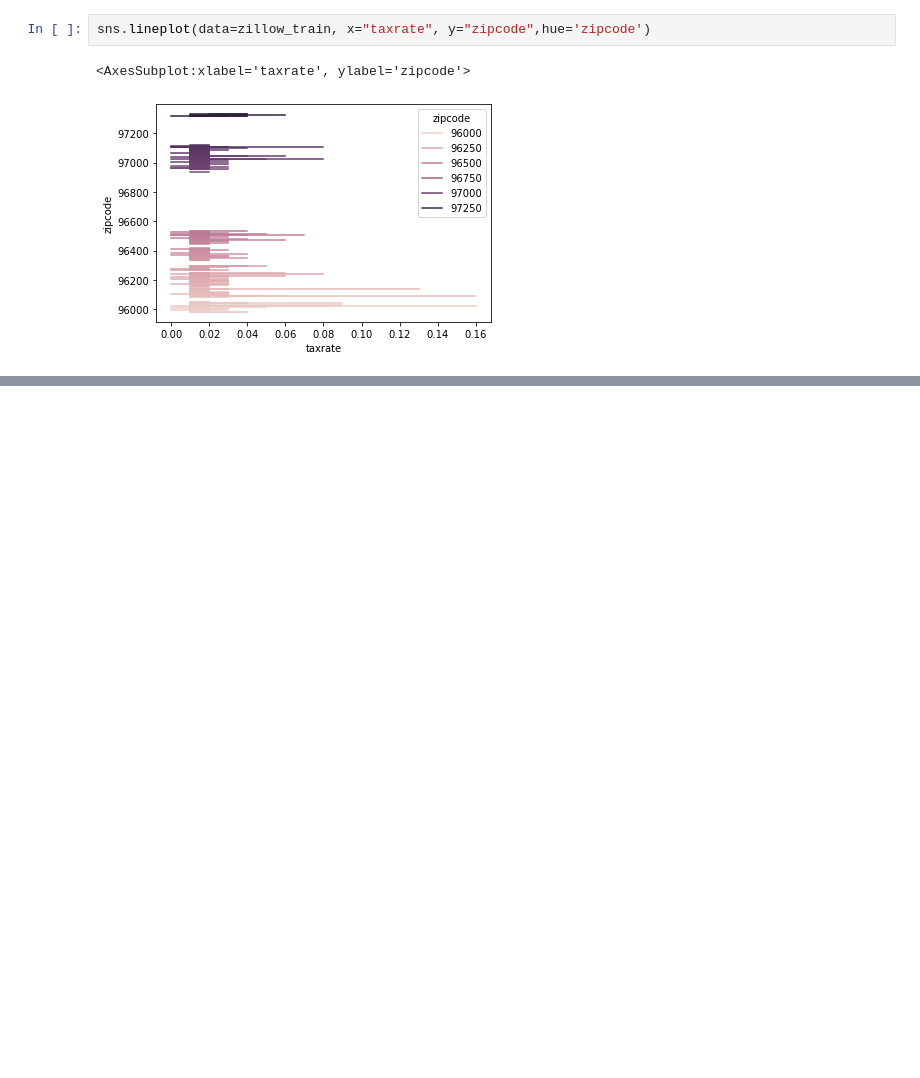
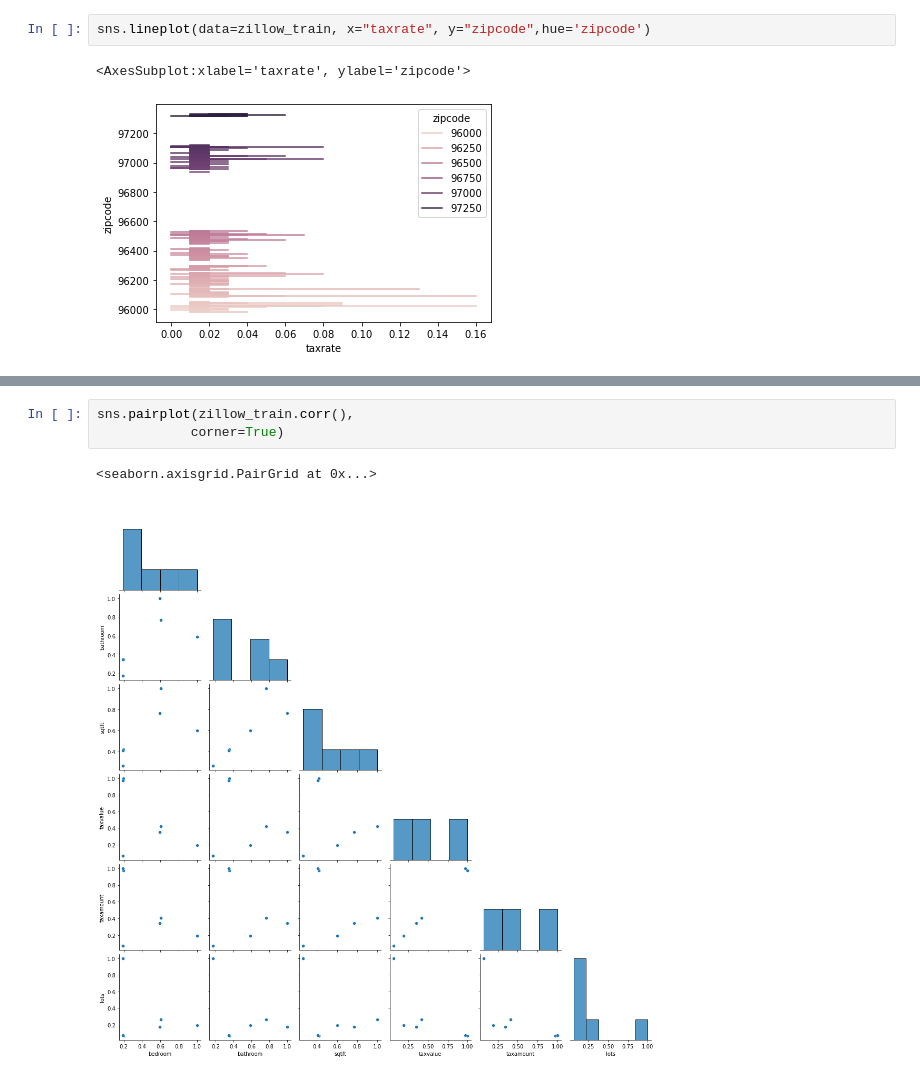
Before and after one commit to QinzhiChen/regression-exercises, a Jupyter notebook: explore.ipynb, the cells around one changed output, grey strips where cells are left out. Drawn from its saved outputs; the diff is of its cells as text; blank space fills up the shorter version.

```diff
--- a/explore.ipynb
+++ b/explore.ipynb
@@ -85,0 +107,6 @@ sns.lineplot(data=zillow_train, x="taxrate", y="zipcode",hue='zipcode')
+# %%
+sns.pairplot(zillow_train.corr(),
+            corner=True)
+# %% [output]
+<seaborn.axisgrid.PairGrid at 0x...>
+[figure, added]
```
Also changed, not shown: parts of 8 cells of this notebook, 1 other file.
